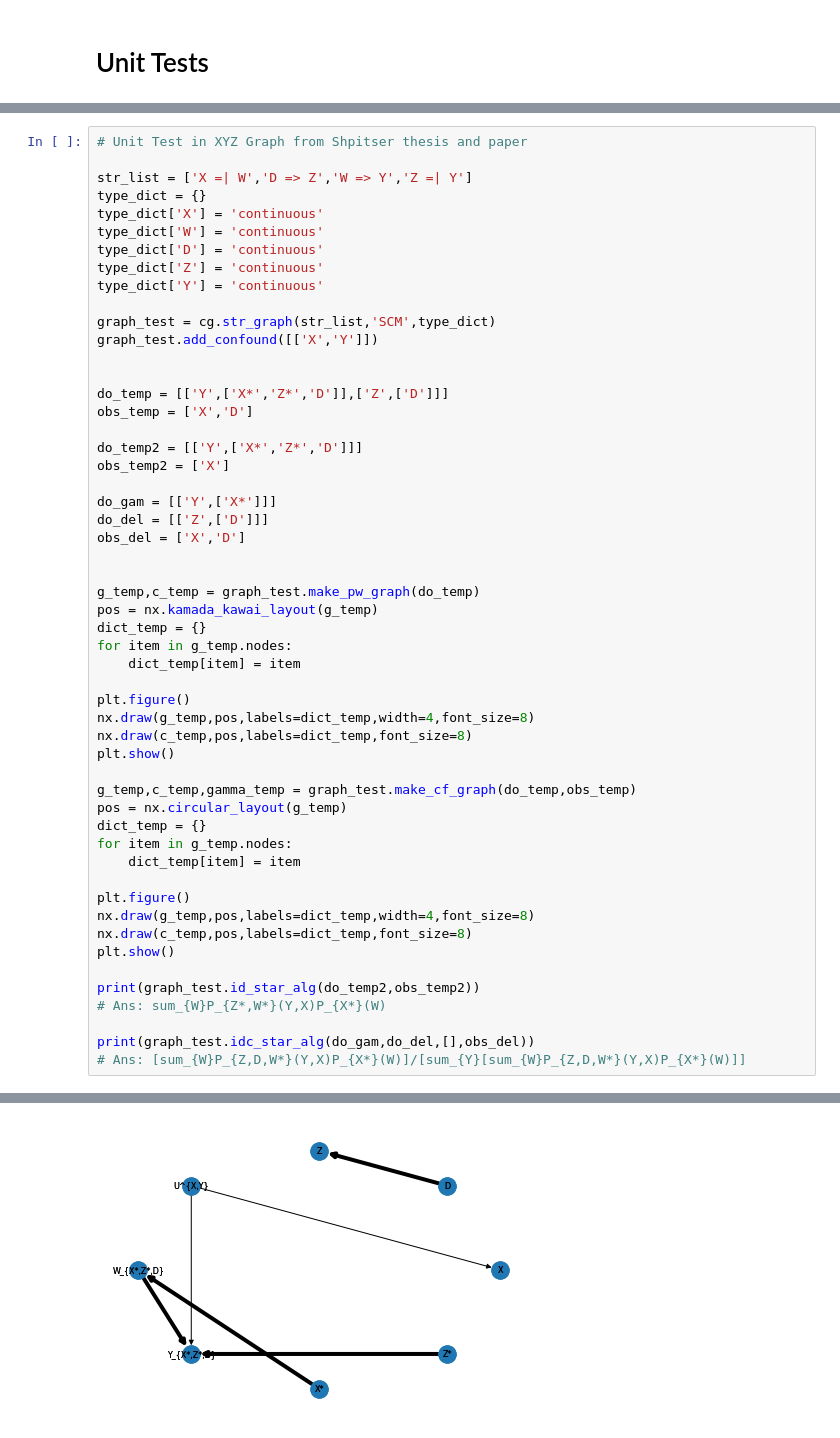
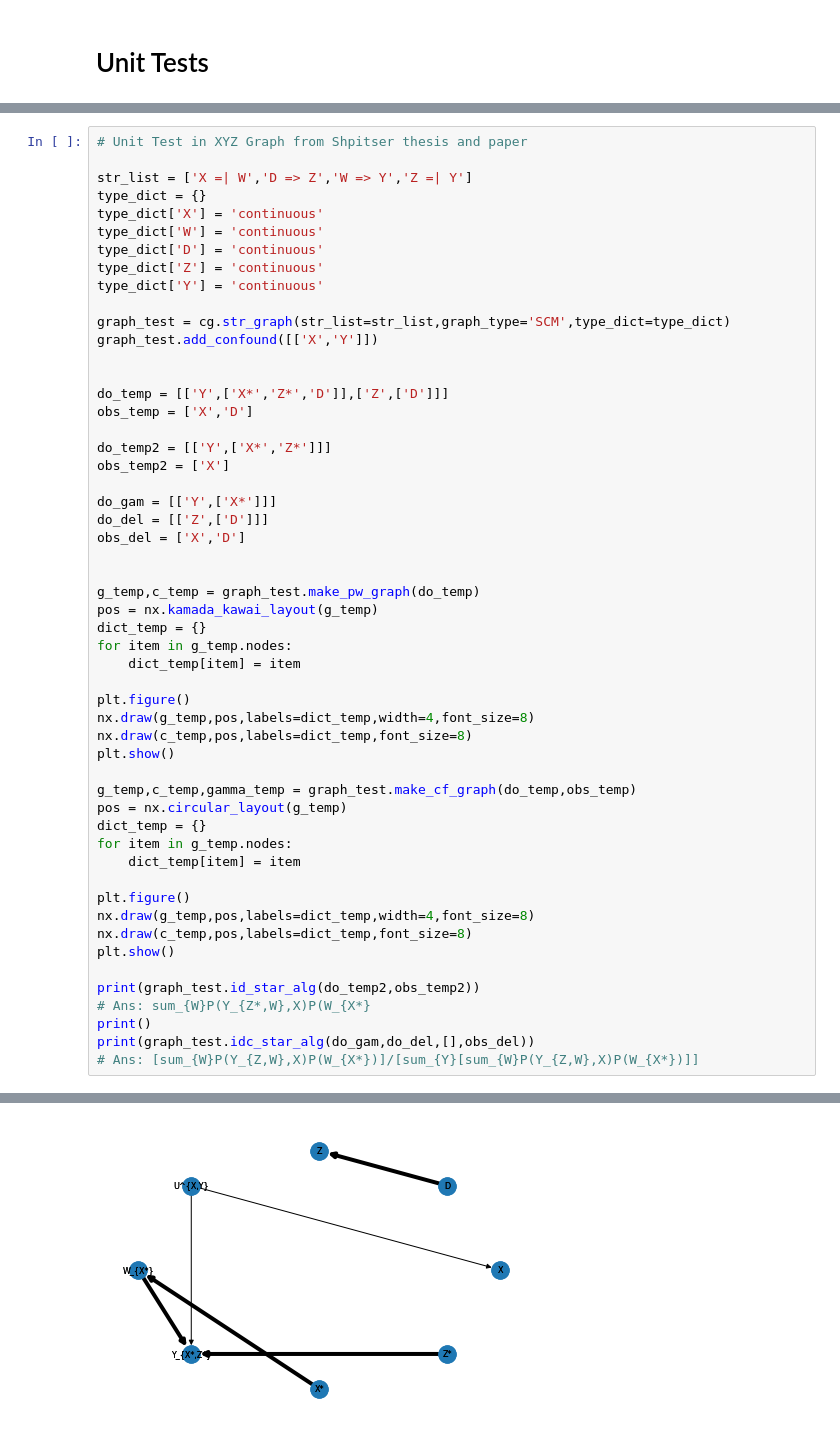
Before and after one commit to bel2scm/bel2scm, a Jupyter notebook: notebooks/Example Use Cases.ipynb, the cells around one changed output, grey strips where cells are left out. Cells and saved outputs as stored; diff of their text form.

```diff
--- a/notebooks/Example Use Cases.ipynb
+++ b/notebooks/Example Use Cases.ipynb
@@ -101,14 +105,14 @@ type_dict['D'] = 'continuous'
 type_dict['Z'] = 'continuous'
 type_dict['Y'] = 'continuous'
 
-graph_test = cg.str_graph(str_list,'SCM',type_dict)
+graph_test = cg.str_graph(str_list=str_list,graph_type='SCM',type_dict=type_dict)
 graph_test.add_confound([['X','Y']])
 
 
 do_temp = [['Y',['X*','Z*','D']],['Z',['D']]]
 obs_temp = ['X','D']
 
-do_temp2 = [['Y',['X*','Z*','D']]]
+do_temp2 = [['Y',['X*','Z*']]]
 obs_temp2 = ['X']
 
 do_gam = [['Y',['X*']]]
@@ -116,34 +120,34 @@ do_del = [['Z',['D']]]
 obs_del = ['X','D']
 
 
 g_temp,c_temp = graph_test.make_pw_graph(do_temp)
 pos = nx.kamada_kawai_layout(g_temp)
 dict_temp = {}
 for item in g_temp.nodes:
     dict_temp[item] = item
 
 plt.figure()
 nx.draw(g_temp,pos,labels=dict_temp,width=4,font_size=8)
 nx.draw(c_temp,pos,labels=dict_temp,font_size=8)
 plt.show()
 
 g_temp,c_temp,gamma_temp = graph_test.make_cf_graph(do_temp,obs_temp)
 pos = nx.circular_layout(g_temp)
 dict_temp = {}
 for item in g_temp.nodes:
     dict_temp[item] = item
 
 plt.figure()
 nx.draw(g_temp,pos,labels=dict_temp,width=4,font_size=8)
 nx.draw(c_temp,pos,labels=dict_temp,font_size=8)
 plt.show()
 
 print(graph_test.id_star_alg(do_temp2,obs_temp2))
-# Ans: sum_{W}P_{Z*,W*}(Y,X)P_{X*}(W)
-
+# Ans: sum_{W}P(Y_{Z*,W},X)P(W_{X*}
+print()
 print(graph_test.idc_star_alg(do_gam,do_del,[],obs_del))
-# Ans: [sum_{W}P_{Z,D,W*}(Y,X)P_{X*}(W)]/[sum_{Y}[sum_{W}P_{Z,D,W*}(Y,X)P_{X*}(W)]]
+# Ans: [sum_{W}P(Y_{Z,W},X)P(W_{X*})]/[sum_{Y}[sum_{W}P(Y_{Z,W},X)P(W_{X*})]]
 # %% [output]
 The causal graph is a acyclic
 [figure]
-[figure, old version]
+[figure, new version]
```
Also changed, not shown: parts of 6 cells of this notebook, 6 other files.
